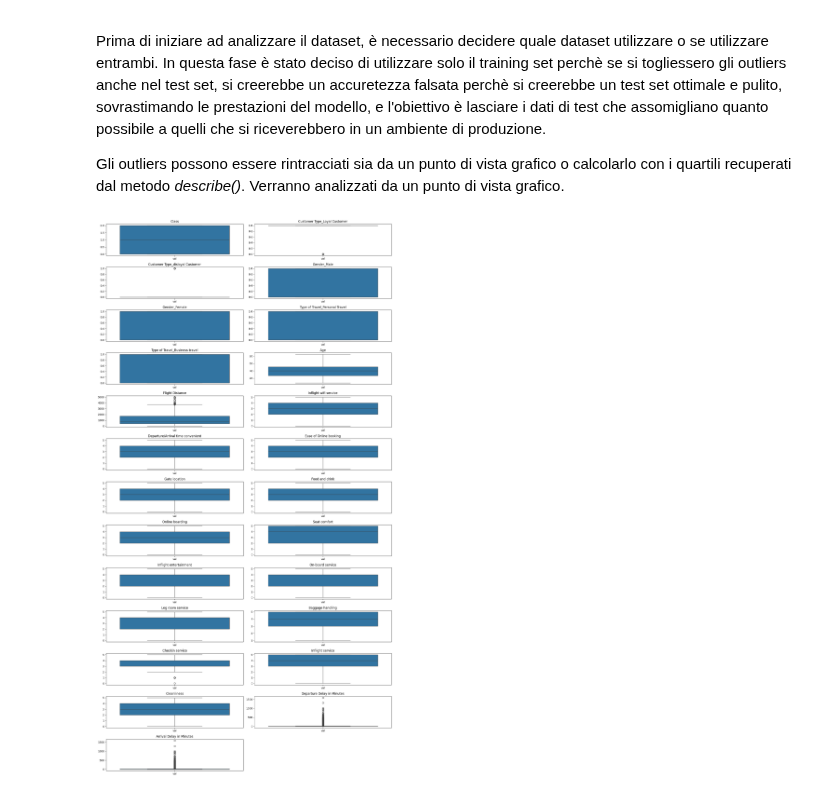
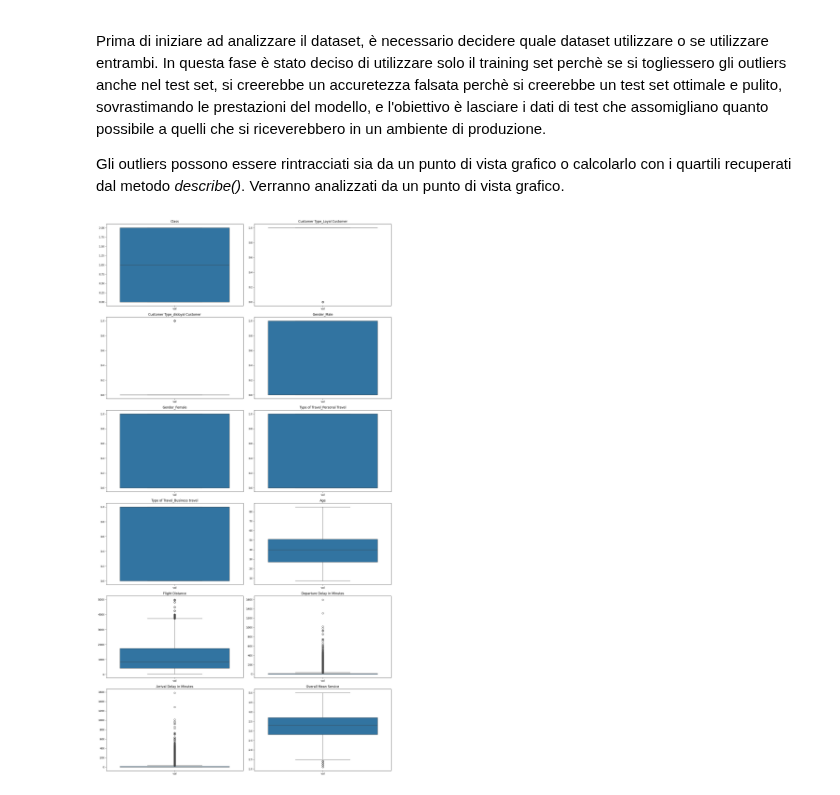
Before and after one commit to mingos25/Data-Science-Project, a Jupyter notebook: ds-project.ipynb, the cells around one changed output. Cells and saved outputs as stored; diff of their text form; code cells hidden in the pictures.

```diff
--- a/ds-project.ipynb
+++ b/ds-project.ipynb
@@ -639,6 +688,3 @@ columns_to_average = [
 'Inflight service',
 'Cleanliness'
 ]
-df_train_f_eng_or['overall_service'] = df_train_f_eng_or[columns_to_average].mean(axis=1)
-
-df_train_f_eng_or
@@ -658,0 +691,19 @@ df_train_f_eng_or
+# %%
+#creazione della funzione per evitare duplicazione codice
+def mean_and_drop_columns(df_to_mean):
+  #media con tutte le variabili considerate
+  df_to_mean['Overall Mean Service'] = df_to_mean[columns_to_average].mean(axis=1)
+
+  #conversione del tipo per poter visualizzare solo un numero decimale
+  df_to_mean['Overall Mean Service'] = df_to_mean['Overall Mean Service'].astype(float)
+  df_to_mean['Overall Mean Service'] = df_to_mean['Overall Mean Service'].round(1)
+
+  #Dopo aver creato la variabile complessiva, è possibile eliminare le 14 variabili:
+  df_mean_removed= df_to_mean.drop(columns=columns_to_average, axis=1)
+
+  return df_mean_removed
+# %%
+#operazione nel training set
+df_train_f_eng_or_mean = mean_and_drop_columns(df_train_f_eng_or)
+
+df_train_f_eng_or_mean
@@ -670,15 +756,10 @@ def create_boxplot(df_to_draw):
   df_show = pd.melt(df_to_draw, value_vars=['Class', 'Customer Type_Loyal Customer',
        'Customer Type_disloyal Customer', 'Gender_Male', 'Gender_Female',
        'Type of Travel_Personal Travel', 'Type of Travel_Business travel',
-       'Age', 'Flight Distance', 'Inflight wifi service',
-       'Departure/Arrival time convenient', 'Ease of Online booking',
-       'Gate location', 'Food and drink', 'Online boarding', 'Seat comfort',
-       'Inflight entertainment', 'On-board service', 'Leg room service',
-       'Baggage handling', 'Checkin service', 'Inflight service',
-       'Cleanliness', 'Departure Delay in Minutes',
-       'Arrival Delay in Minutes'], var_name='var', value_name='val')
+       'Age', 'Flight Distance', 'Departure Delay in Minutes',
+       'Arrival Delay in Minutes', 'Overall Mean Service'], var_name='var', value_name='val')
 
-  fig, axs = plt.subplots(nrows=13, ncols=2, figsize=(16, 30))
+  fig, axs = plt.subplots(nrows=6, ncols=2, figsize=(16, 30))
   axs = axs.flatten()
   for i, ax in enumerate(axs):
       if i < len(df_to_draw.columns):
@@ -690,9 +771,9 @@ def create_boxplot(df_to_draw):
   plt.tight_layout()
   plt.show()
 # %%
-create_boxplot(df_train_f_eng_or)
+create_boxplot(df_train_f_eng_or_mean)
 # %% [output]
-[figure, old version]
+[figure, new version]
 # %% [markdown]
 Osservando i boxplot, in generale molte variabili non presentano dei outliers. le variabili che hanno degli outliers sono:
 
```
Also changed, not shown: parts of 43 cells of this notebook.
